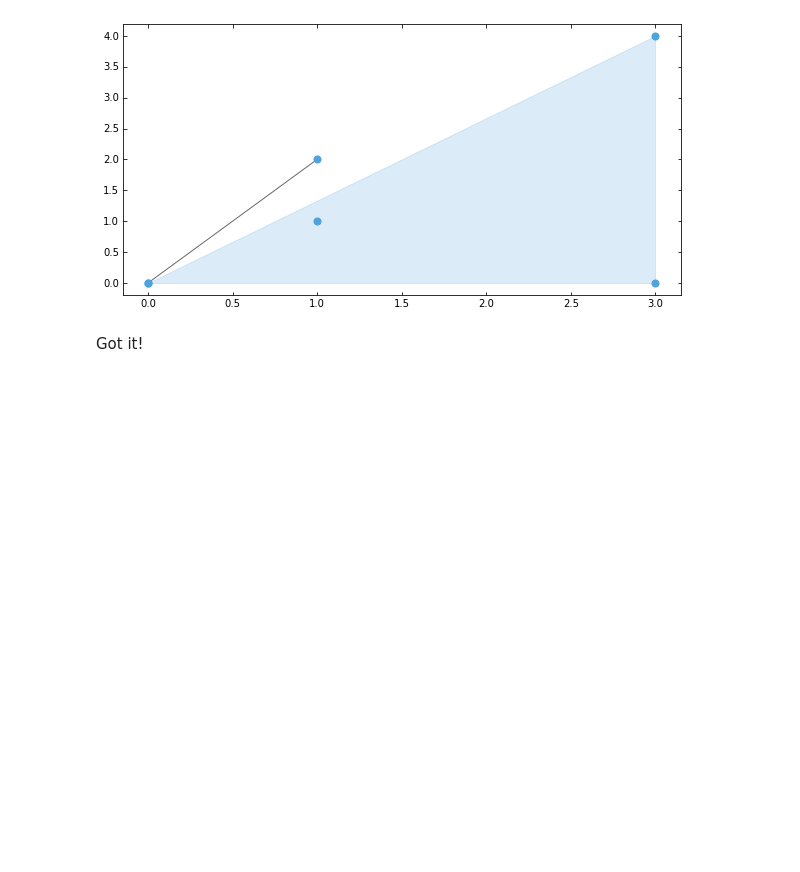
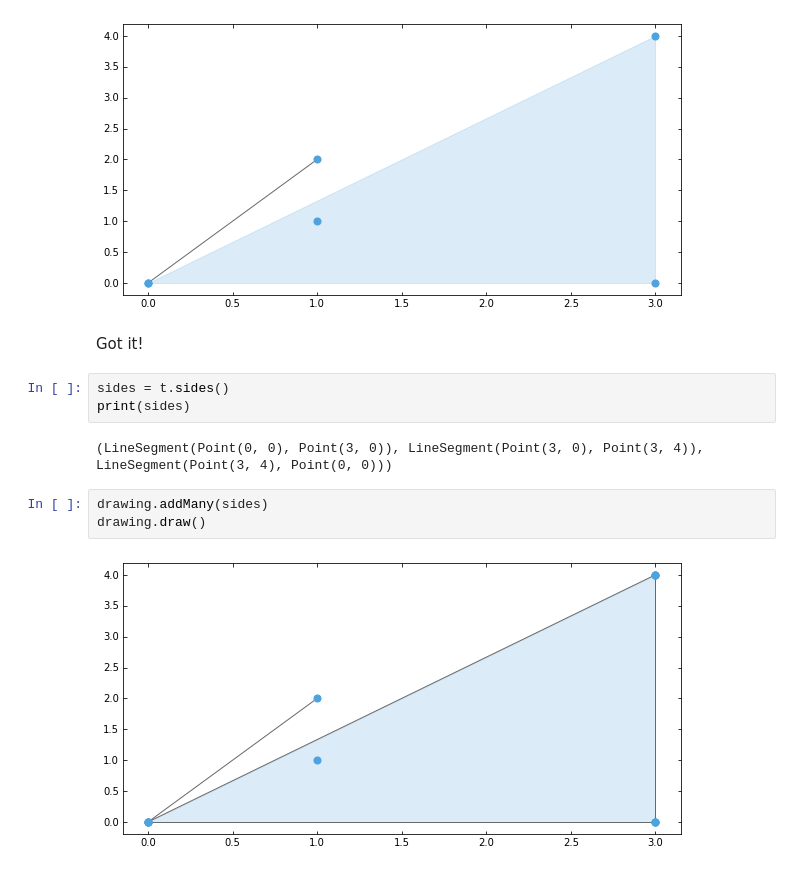
Before and after one commit to BrianGMcEnery/pythagorean-triples, a Jupyter notebook: notebooks/Drawing.ipynb, the cells around one changed output. Drawn from its saved outputs; the diff is of its cells as text; blank space fills up the shorter version.

```diff
--- a/notebooks/Drawing.ipynb
+++ b/notebooks/Drawing.ipynb
@@ -40,3 +40,13 @@ drawing.draw()
 [figure]
 # %% [markdown]
 Got it!
+# %%
+sides = t.sides()
+print(sides)
+# %% [output]
+(LineSegment(Point(0, 0), Point(3, 0)), LineSegment(Point(3, 0), Point(3, 4)), LineSegment(Point(3, 4), Point(0, 0)))
+# %%
+drawing.addMany(sides)
+drawing.draw()
+# %% [output]
+[figure, added]
```
